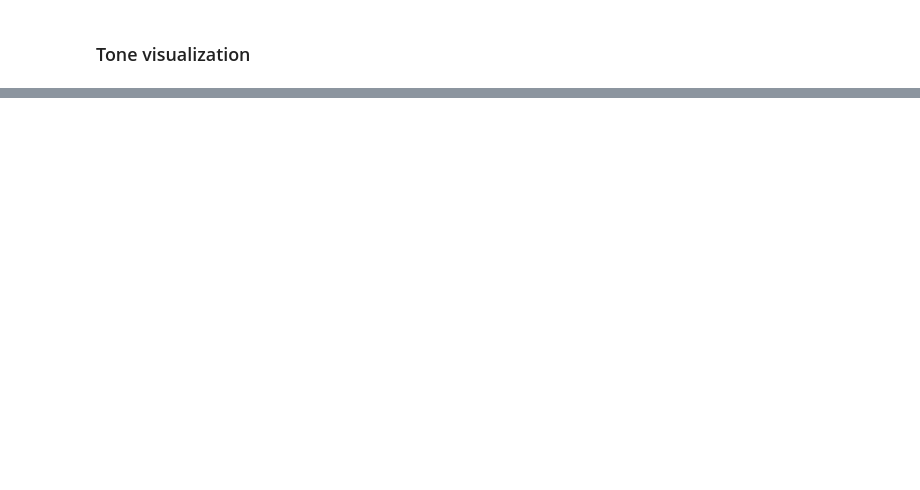
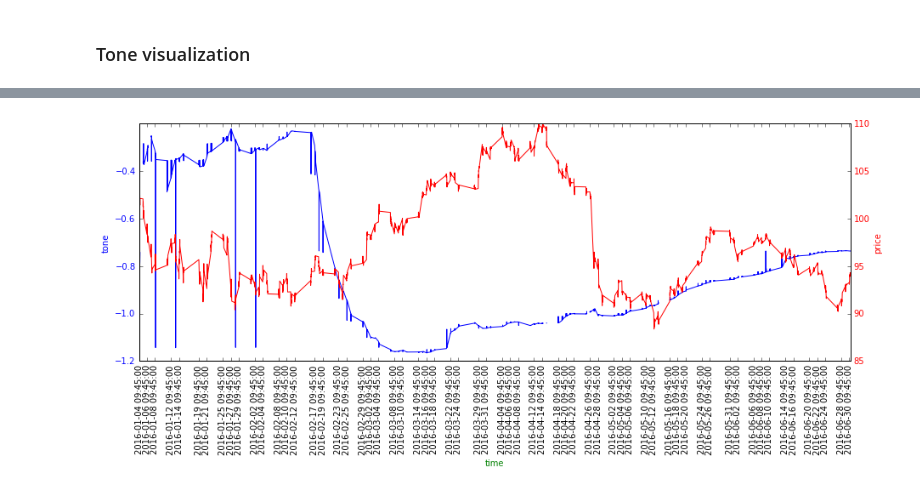
Before and after one commit to ostapkharysh/Stock-return-predictability, a Jupyter notebook: Stock_data_analysis.ipynb, the cells around one changed output, grey strips where cells are left out. Saved outputs shown, nothing was run; the diff lists cells and outputs as text; code cells hidden in the pictures; blank space fills up the shorter version.

```diff
--- a/Stock_data_analysis.ipynb
+++ b/Stock_data_analysis.ipynb
@@ -152,4 +180,13 @@ TONE.head()
-# %%
-for idx, el in enumerate(TONE.values):
-    TONE.loc[idx]['tone'] = float(el[1])
-    TONE.loc[idx]['date'] = datetime.datetime.strptime(el[0], '%Y%m%d%H%M%S')
+# %%
+TONE_15_M = pd.DataFrame({'date': [], 'tone': []})
+d = TONE.values[0][0]
+tones = list()
+print(d)
+for el in TONE.values:
+    if el[0] == d:
+        tones.append(float(el[1]))
+    else:
+        TONE_15_M =TONE_15_M.append({'date': d, 'tone': float(sum(tones)/len(tones))},  ignore_index=True)
+        d = el[0]
+        tones.append(float(el[1]))
+TONE_15_M = TONE_15_M.append({'date': d, 'tone': float(sum(tones)/len(tones))}, ignore_index=True)
@@ -187,0 +215,71 @@ ax.plot(df_tone['date'], df_tone['tone'], color = 'blue', label = 'tone')
+# %%
+import numpy as np
+df_tone = TONE_15_M
+
+start = datetime.datetime.strptime("2016-01-04 09:00:00", '%Y-%m-%d %H:%M:%S')
+finish = datetime.datetime.strptime("2016-06-30 18:00:00", '%Y-%m-%d %H:%M:%S')
+
+step = datetime.timedelta(minutes=15)
+t = start
+
+time = list()
+while t < finish:
+    time.append(t)
+    t+=step
+
+
+df_tone = df_tone[(df_tone['date'] >= start) & (df_tone['date'] < finish)]
+days = intraday[(intraday['date'] >= start) & (intraday['date'] < finish)]
+
+day = pd.DataFrame({'date':[], 'price': []})
+f = start
+while f < finish:
+    if f in days.values:
+        day = day.append({'date': f, 'price': days.loc[days['date'] == f].values[0][1]}, ignore_index=True)
+    f+=step
+
+#day['price'] = day['price']-(sum(day['price'])/len(day['price']))
+
+lack_tone = list(set(time) - set(list(df_tone['date'])))
+lack_intraday = list(set(time) - set(list(intraday['date'])))
+
+for x in lack_tone:
+    df_tone = df_tone.append({'date': x, 'tone': np.nan}, ignore_index=True)
+
+for x in lack_intraday:
+    #day = day.append({'date': x, 'price': np.nan}, ignore_index=True)
+    df_tone = df_tone[df_tone['date'] != x]
+    time.remove(x)
+print(len(df_tone))
+print(len(day))
+
+df_tone = df_tone.sort_values(by=['date'])
+day = day.sort_values(by=['date'])
+
+
+# Converting date to pandas datetime format
+df_tone['date'] = pd.to_datetime(df_tone['date'])
+df_tone['date'] = df_tone["date"].apply(mdates.date2num)
+
+day["date"] = pd.to_datetime(day["date"])
+day["date"] = day["date"].apply(mdates.date2num)
+
+
+f1, ax1 = plt.subplots(figsize = (15,5))
+ax1.xaxis.set_major_formatter(mdates.DateFormatter('%Y-%m-%d %H-%M-%S'))
+
+ax1.set_ylabel('tone', color='blue')
+ax1.plot(time, df_tone['tone'], color = 'blue')
+ax1.tick_params(axis='y', labelcolor='blue')
+time_labels = [str(t) for t in time if time.index(t) % 50 ==0]
+ax1.set_xlabel('time', color='green')
+ax1.xaxis.set_ticks(time_labels)
+ax1.set_xticklabels(time_labels, rotation='vertical', fontdict=None, minor=False)
+print(time[0])
+
+
+ax2 = ax1.twinx()
+ax2.set_ylabel('price', color='red')
+ax2.plot(time, day['price'], color='red')
+ax2.tick_params(axis='y', labelcolor='red')
+# %% [output]
@@ -187,0 +289 @@ ax.plot(df_tone['date'], df_tone['tone'], color = 'blue', label = 'tone')
+[figure, added]
```
Also changed, not shown: parts of 15 cells of this notebook, 1 other file.
